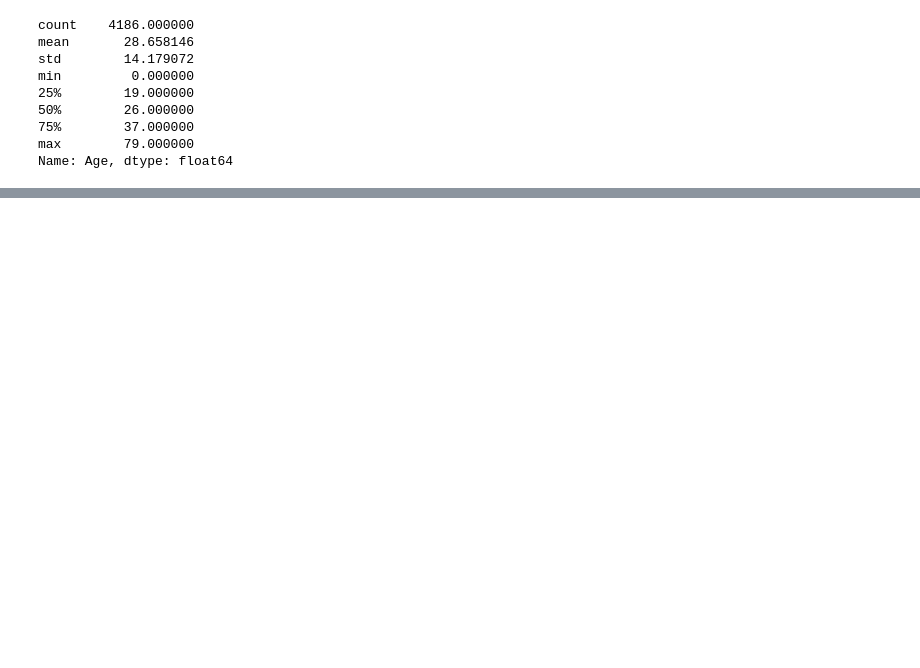
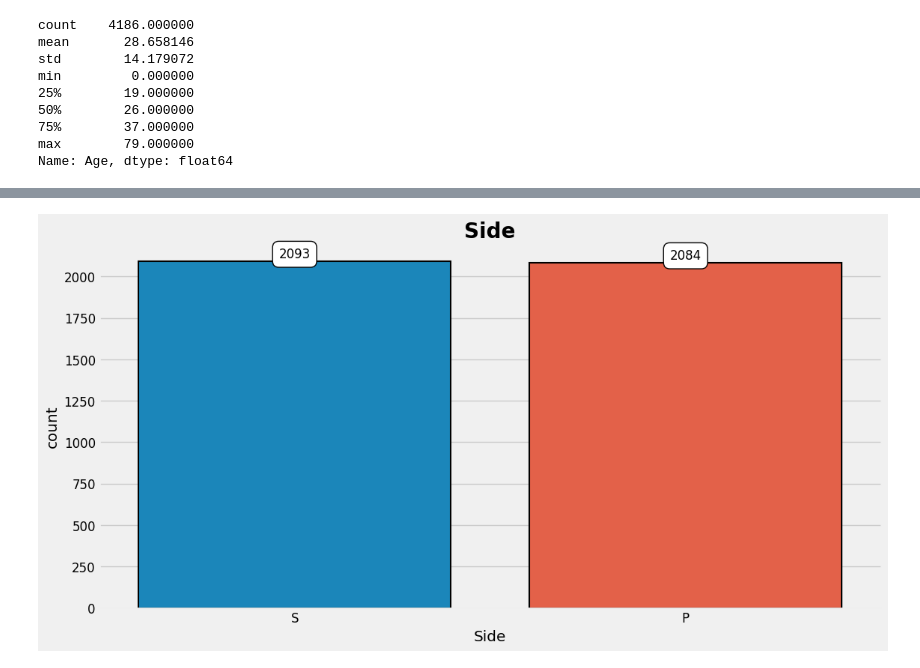
Before and after one commit to taniamvitoria/SpaceshipTitanic, a Jupyter notebook: SpaceshipTitanic.ipynb, the cells around one changed output, grey strips where cells are left out. Saved outputs shown, nothing was run; the diff lists cells and outputs as text; code cells hidden in the pictures; blank space fills up the shorter version.

```diff
--- a/SpaceshipTitanic.ipynb
+++ b/SpaceshipTitanic.ipynb
@@ -465,0 +445,4 @@ dtype: int64
+# %%
+countplot_one_column('Side','Side')
+# %% [output]
+[figure, added]
```
Also changed, not shown: parts of 22 cells of this notebook.
